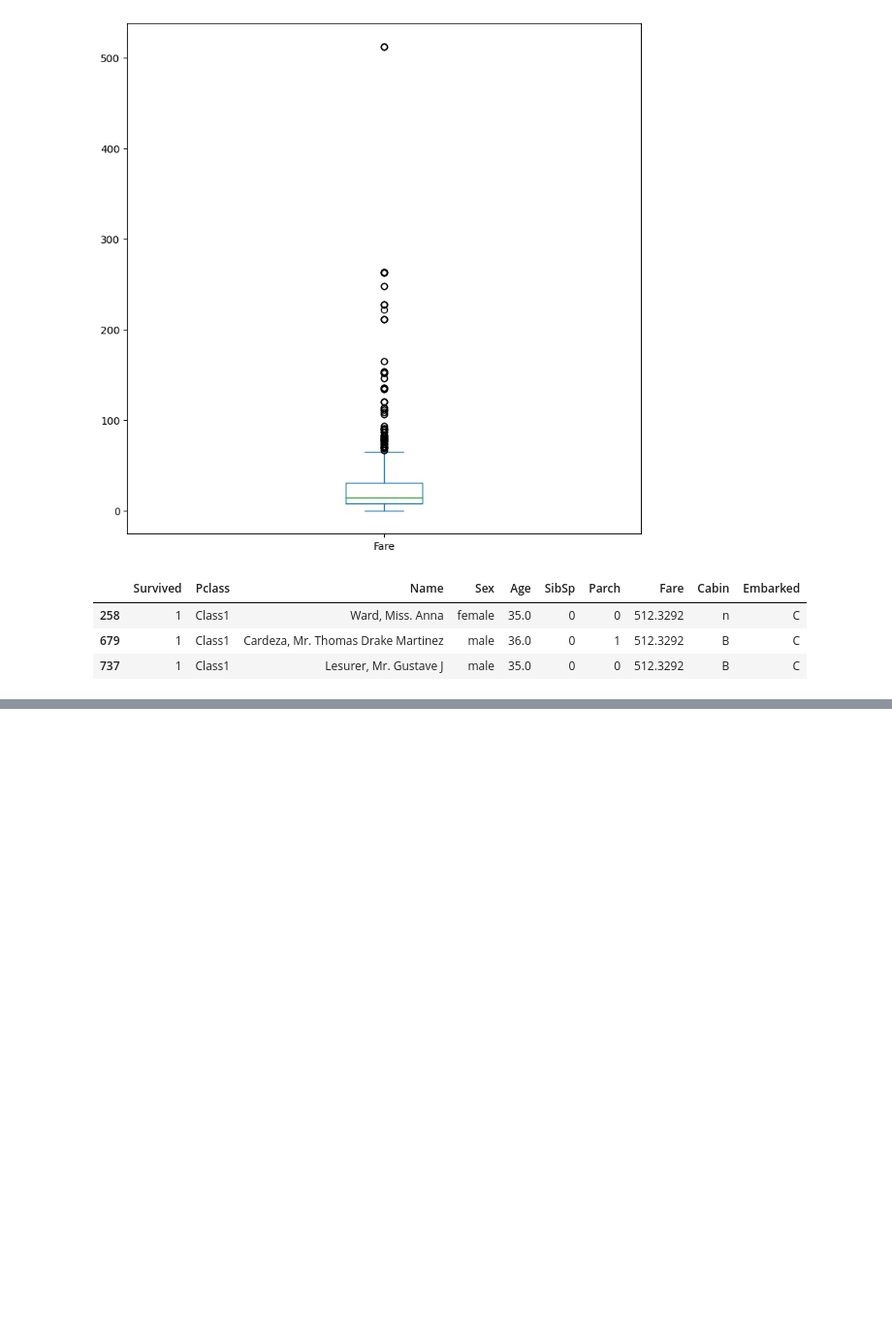
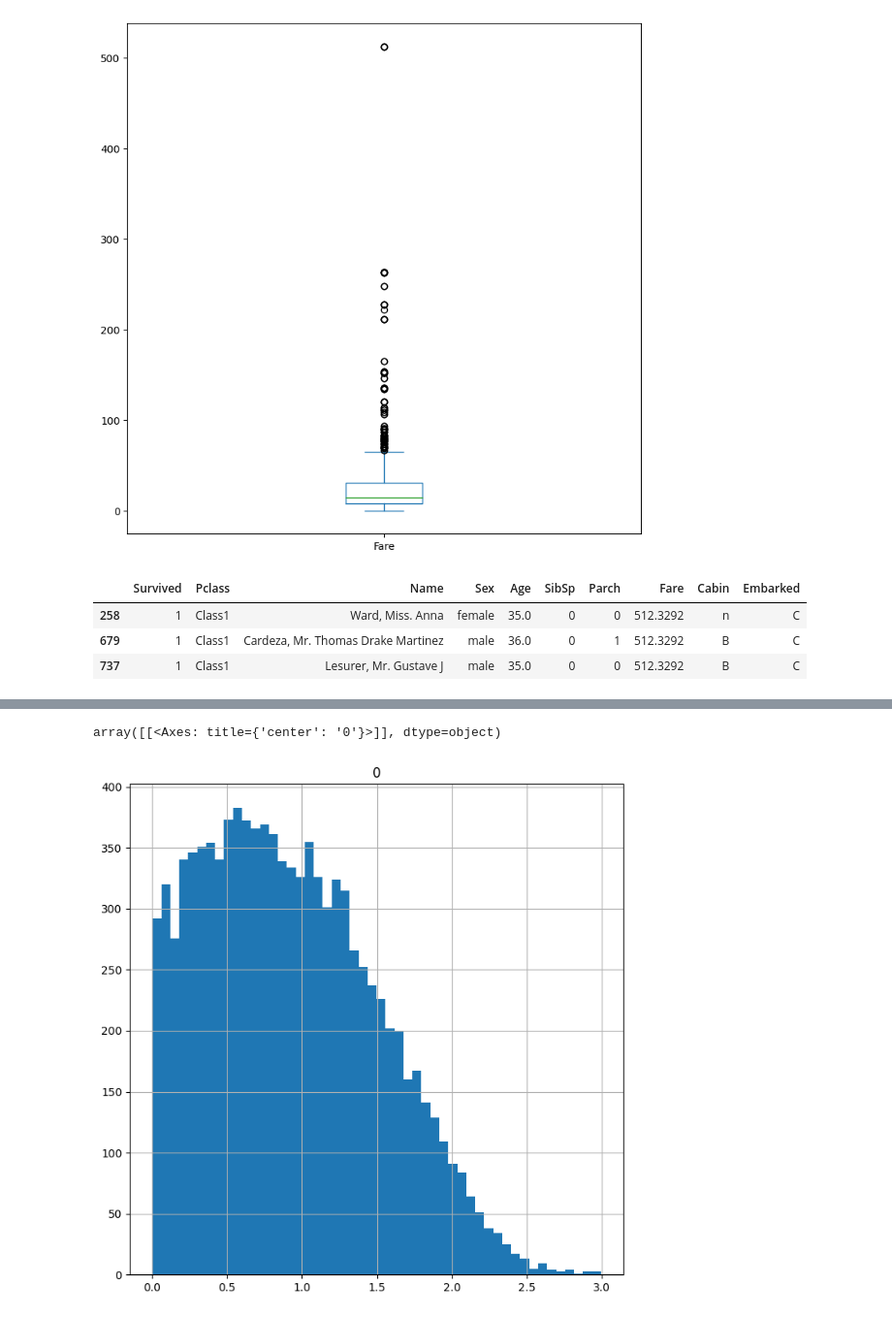
Before and after one commit to Donald-Mathew/Analytics, a Jupyter notebook: dataanalytics.ipynb, the cells around one changed output, grey strips where cells are left out. Shown: that part at 97% size. Cells and saved outputs as stored; diff of their text form; code cells hidden in the pictures; blank space fills up the shorter version.

```diff
--- a/dataanalytics.ipynb
+++ b/dataanalytics.ipynb
@@ -333,0 +562,11 @@ titanic.loc[index]
+# %%
+#now after applying the squareroot function,the data appears to have a somewhat
+# a normally distributed curve
+
+# we can apply a log transformation as well
+
+log_transformed = (skewed + 1).apply(np.log)  # get log of the data
+log_transformed.hist(figsize = (8, 8), bins = 50)
+# %% [output]
+array([[<Axes: title={'center': '0'}>]], dtype=object)
+[figure, added]
```
Also changed, not shown: parts of 17 cells of this notebook.
